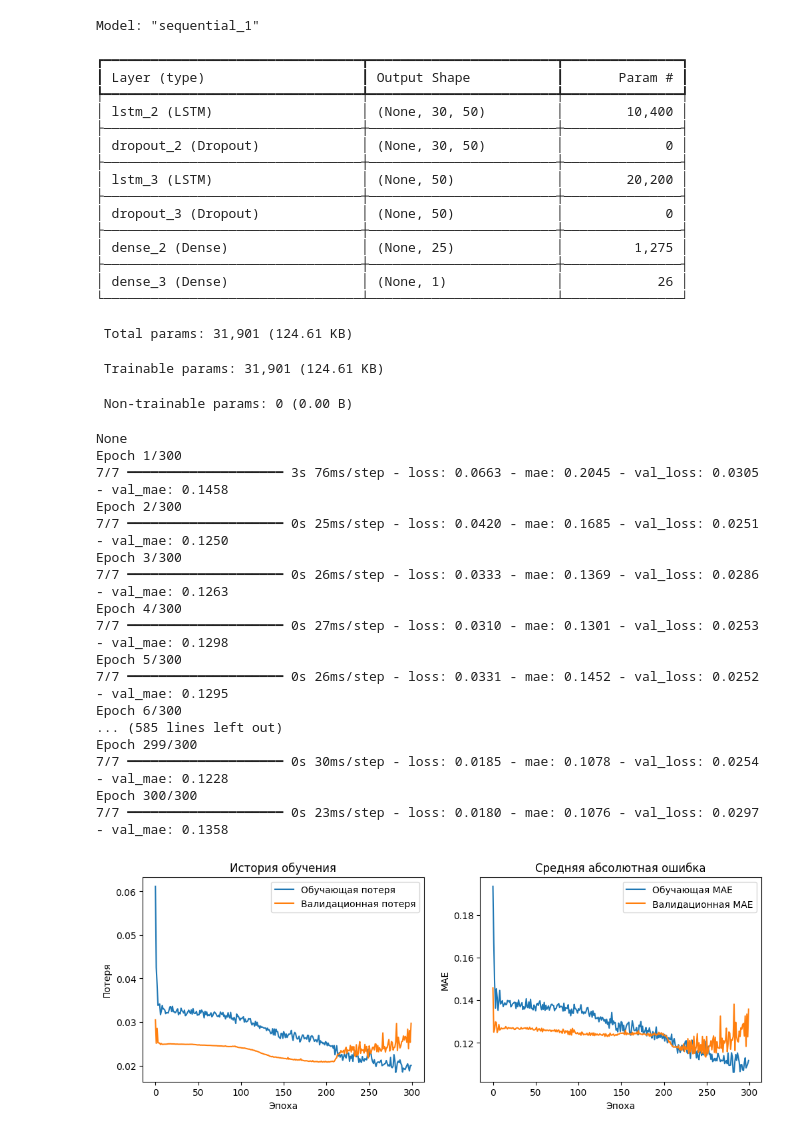
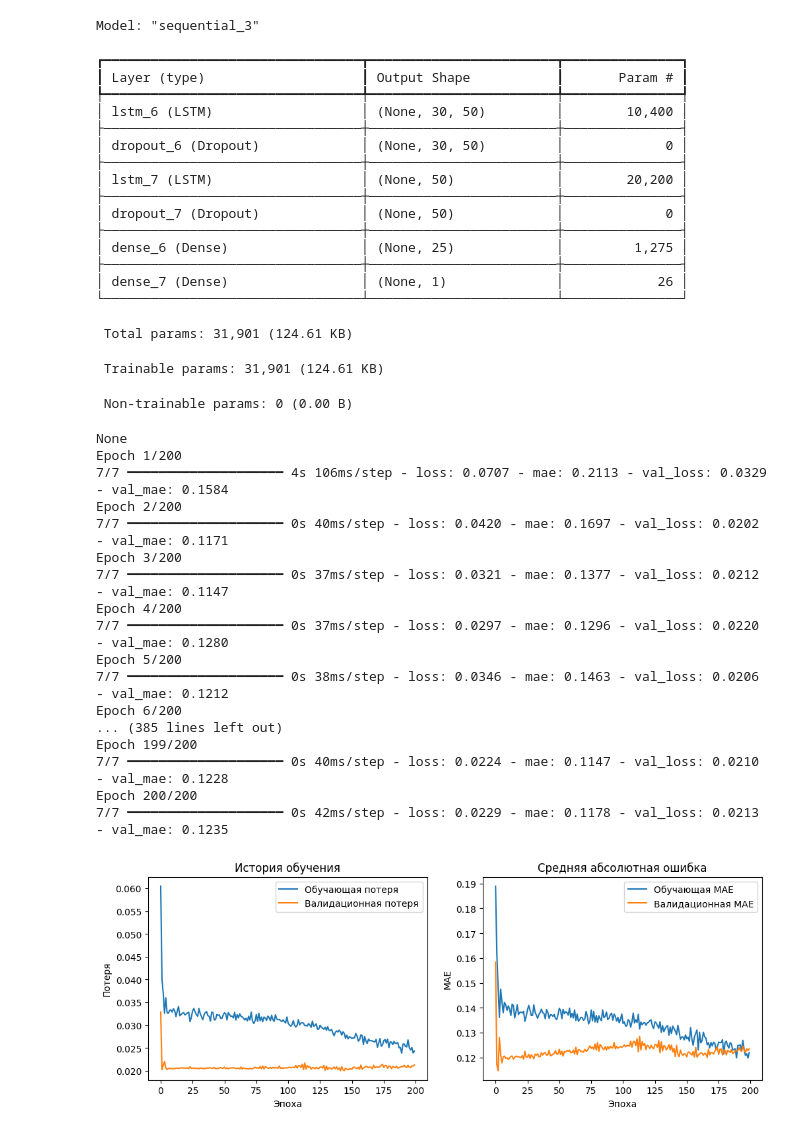
Before and after one commit to 6Fun6Maker6/-, a Jupyter notebook: Добро_пожаловать_в_Colab!.ipynb, the cells around one changed output. Saved outputs shown, nothing was run; the diff lists cells and outputs as text; code cells hidden in the pictures.

```diff
--- a/Добро_пожаловать_в_Colab!.ipynb
+++ b/Добро_пожаловать_в_Colab!.ipynb
@@ -234,7 +234,7 @@ print(model.summary())
 history = model.fit(
     X_train, y_train,
     batch_size=32,
-    epochs=300,
+    epochs=200,
     validation_data=(X_test, y_test),
     verbose=1,
     shuffle=False
@@ -245,57 +245,57 @@ plt.figure(figsize=(12, 4))
 plt.subplot(1, 2, 1)
 plt.plot(history.history['loss'], label='Обучающая потеря')
 plt.plot(history.history['val_loss'], label='Валидационная потеря')
 plt.title('История обучения')
 plt.xlabel('Эпоха')
 plt.ylabel('Потеря')
 plt.legend()
 
 plt.subplot(1, 2, 2)
 plt.plot(history.history['mae'], label='Обучающая MAE')
 plt.plot(history.history['val_mae'], label='Валидационная MAE')
 plt.title('Средняя абсолютная ошибка')
 plt.xlabel('Эпоха')
 plt.ylabel('MAE')
 plt.legend()
 plt.show()
 # %% [output]
-Model: "sequential_1"
+Model: "sequential_3"
 ┏━━━━━━━━━━━━━━━━━━━━━━━━━━━━━━━━━┳━━━━━━━━━━━━━━━━━━━━━━━━┳━━━━━━━━━━━━━━━┓
 ┃ Layer (type)                    ┃ Output Shape           ┃       Param # ┃
 ┡━━━━━━━━━━━━━━━━━━━━━━━━━━━━━━━━━╇━━━━━━━━━━━━━━━━━━━━━━━━╇━━━━━━━━━━━━━━━┩
-│ lstm_2 (LSTM)                   │ (None, 30, 50)         │        10,400 │
+│ lstm_6 (LSTM)                   │ (None, 30, 50)         │        10,400 │
 ├─────────────────────────────────┼────────────────────────┼───────────────┤
-│ dropout_2 (Dropout)             │ (None, 30, 50)         │             0 │
+│ dropout_6 (Dropout)             │ (None, 30, 50)         │             0 │
 ├─────────────────────────────────┼────────────────────────┼───────────────┤
-│ lstm_3 (LSTM)                   │ (None, 50)             │        20,200 │
+│ lstm_7 (LSTM)                   │ (None, 50)             │        20,200 │
 ├─────────────────────────────────┼────────────────────────┼───────────────┤
-│ dropout_3 (Dropout)             │ (None, 50)             │             0 │
+│ dropout_7 (Dropout)             │ (None, 50)             │             0 │
 ├─────────────────────────────────┼────────────────────────┼───────────────┤
-│ dense_2 (Dense)                 │ (None, 25)             │         1,275 │
+│ dense_6 (Dense)                 │ (None, 25)             │         1,275 │
 ├─────────────────────────────────┼────────────────────────┼───────────────┤
-│ dense_3 (Dense)                 │ (None, 1)              │            26 │
+│ dense_7 (Dense)                 │ (None, 1)              │            26 │
 └─────────────────────────────────┴────────────────────────┴───────────────┘
  Total params: 31,901 (124.61 KB)
  Trainable params: 31,901 (124.61 KB)
  Non-trainable params: 0 (0.00 B)
 None
-Epoch 1/300
-7/7 ━━━━━━━━━━━━━━━━━━━━ 3s 76ms/step - loss: 0.0663 - mae: 0.2045 - val_loss: 0.0305 - val_mae: 0.1458
-Epoch 2/300
-7/7 ━━━━━━━━━━━━━━━━━━━━ 0s 25ms/step - loss: 0.0420 - mae: 0.1685 - val_loss: 0.0251 - val_mae: 0.1250
-Epoch 3/300
-7/7 ━━━━━━━━━━━━━━━━━━━━ 0s 26ms/step - loss: 0.0333 - mae: 0.1369 - val_loss: 0.0286 - val_mae: 0.1263
-Epoch 4/300
-7/7 ━━━━━━━━━━━━━━━━━━━━ 0s 27ms/step - loss: 0.0310 - mae: 0.1301 - val_loss: 0.0253 - val_mae: 0.1298
-Epoch 5/300
-7/7 ━━━━━━━━━━━━━━━━━━━━ 0s 26ms/step - loss: 0.0331 - mae: 0.1452 - val_loss: 0.0252 - val_mae: 0.1295
-Epoch 6/300
-... (585 lines left out)
-Epoch 299/300
-7/7 ━━━━━━━━━━━━━━━━━━━━ 0s 30ms/step - loss: 0.0185 - mae: 0.1078 - val_loss: 0.0254 - val_mae: 0.1228
-Epoch 300/300
-7/7 ━━━━━━━━━━━━━━━━━━━━ 0s 23ms/step - loss: 0.0180 - mae: 0.1076 - val_loss: 0.0297 - val_mae: 0.1358
+Epoch 1/200
+7/7 ━━━━━━━━━━━━━━━━━━━━ 4s 106ms/step - loss: 0.0707 - mae: 0.2113 - val_loss: 0.0329 - val_mae: 0.1584
+Epoch 2/200
+7/7 ━━━━━━━━━━━━━━━━━━━━ 0s 40ms/step - loss: 0.0420 - mae: 0.1697 - val_loss: 0.0202 - val_mae: 0.1171
+Epoch 3/200
+7/7 ━━━━━━━━━━━━━━━━━━━━ 0s 37ms/step - loss: 0.0321 - mae: 0.1377 - val_loss: 0.0212 - val_mae: 0.1147
+Epoch 4/200
+7/7 ━━━━━━━━━━━━━━━━━━━━ 0s 37ms/step - loss: 0.0297 - mae: 0.1296 - val_loss: 0.0220 - val_mae: 0.1280
+Epoch 5/200
+7/7 ━━━━━━━━━━━━━━━━━━━━ 0s 38ms/step - loss: 0.0346 - mae: 0.1463 - val_loss: 0.0206 - val_mae: 0.1212
+Epoch 6/200
+... (385 lines left out)
+Epoch 199/200
+7/7 ━━━━━━━━━━━━━━━━━━━━ 0s 40ms/step - loss: 0.0224 - mae: 0.1147 - val_loss: 0.0210 - val_mae: 0.1228
+Epoch 200/200
+7/7 ━━━━━━━━━━━━━━━━━━━━ 0s 42ms/step - loss: 0.0229 - mae: 0.1178 - val_loss: 0.0213 - val_mae: 0.1235
-[figure, old version]
+[figure, new version]
 # %%
 # Предсказание на тестовой выборке
 y_pred = model.predict(X_test)
```
Also changed, not shown: parts of 5 cells of this notebook.
